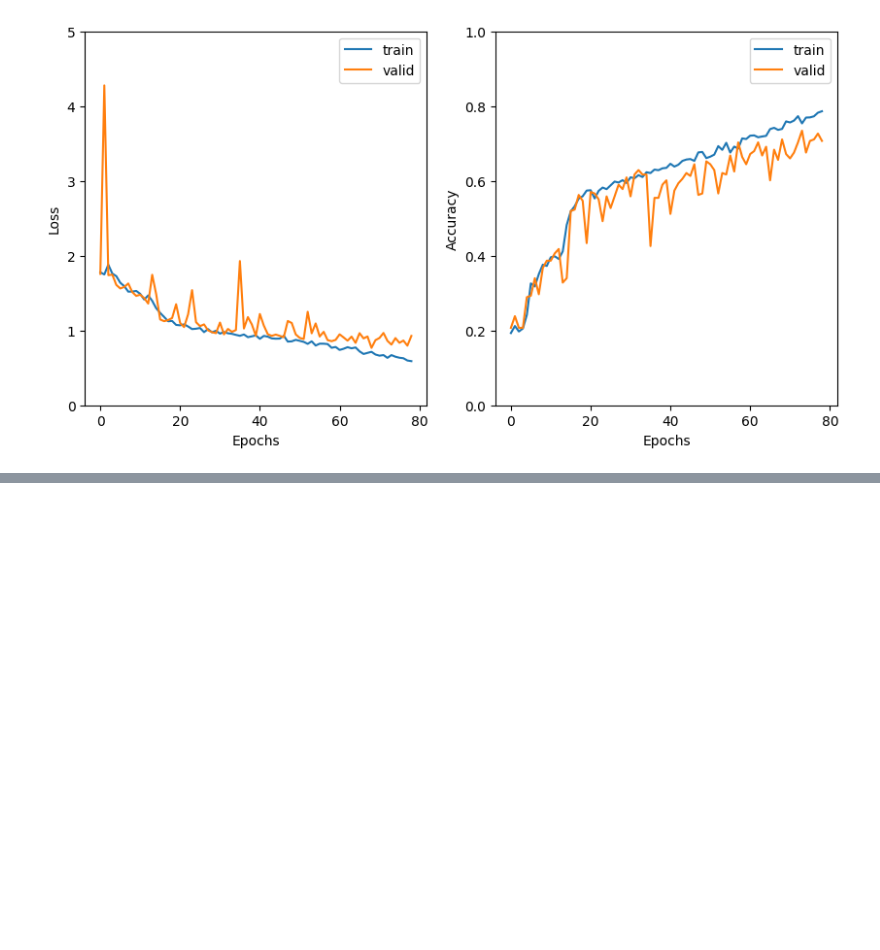
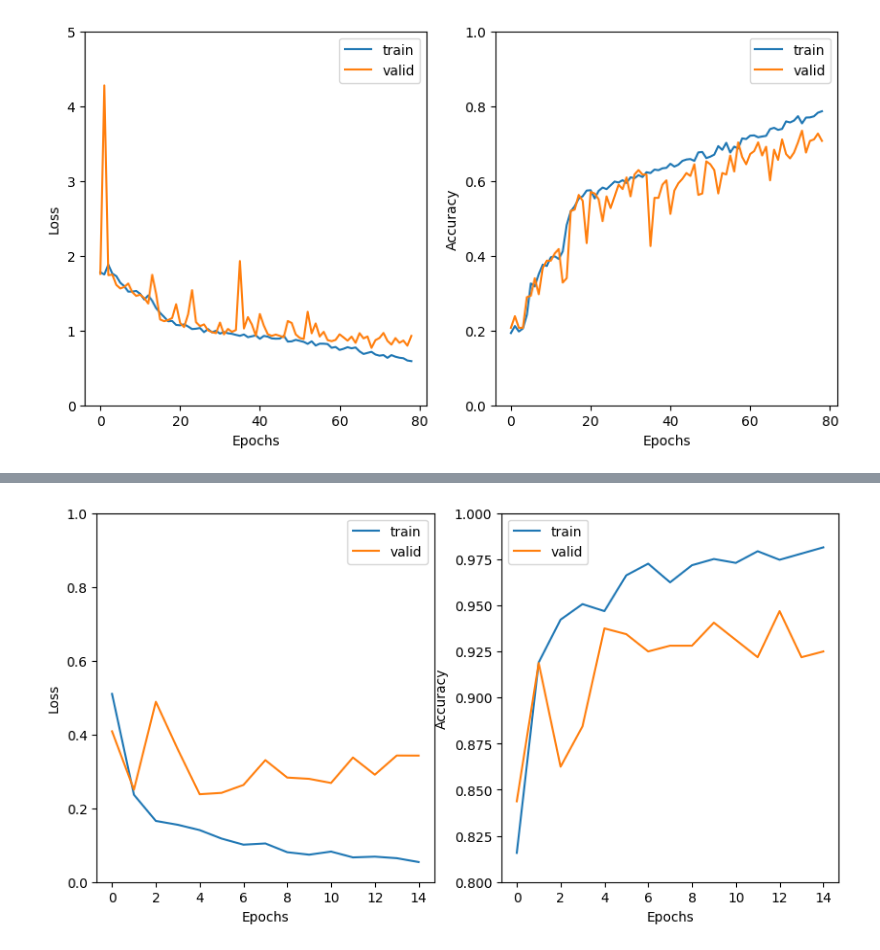
Before and after one commit to FennexFox/exp_1, a Jupyter notebook: exp_1.ipynb, the cells around one changed output, grey strips where cells are left out. Cells and saved outputs as stored; diff of their text form; code cells hidden in the pictures; blank space fills up the shorter version.

```diff
--- a/exp_1.ipynb
+++ b/exp_1.ipynb
@@ -465,0 +486,4 @@ Epoch 15/200
+# %%
+utils.plot_history(history, loss_ylim = (0, 1), acc_ylim = (0.8, 1))
+# %% [output]
+[figure, added]
```
Also changed, not shown: parts of 4 cells of this notebook.
